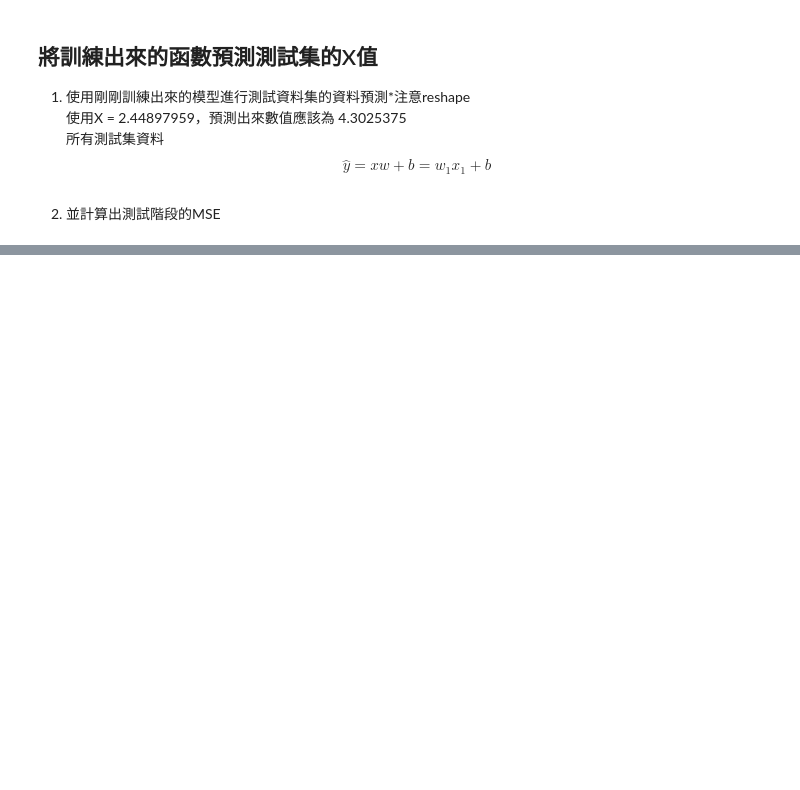
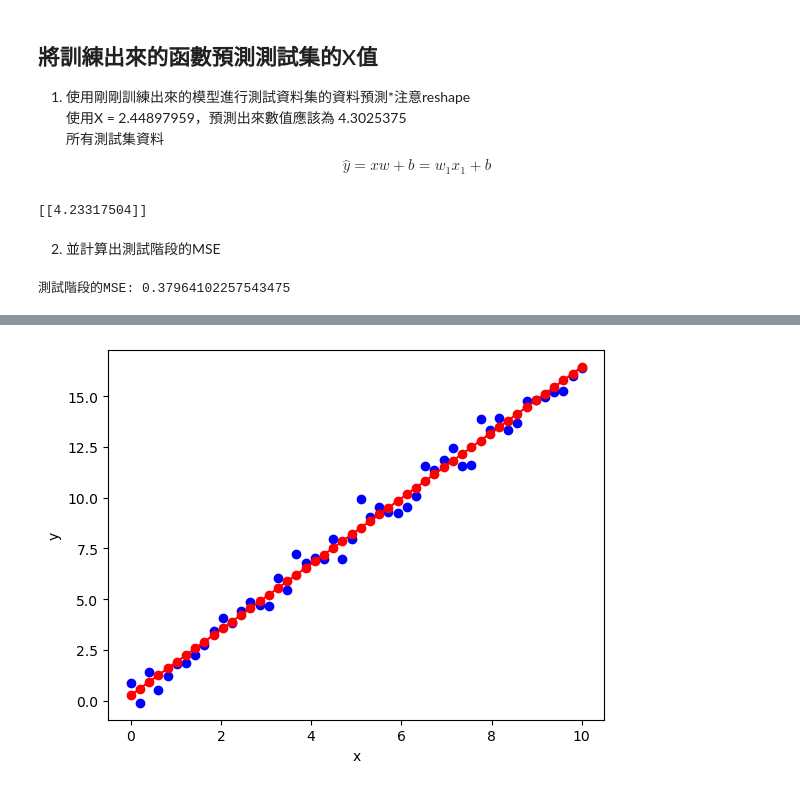
Before and after one commit to ML377-Mark/IMLP, a Jupyter notebook: Unit04/Linear Regression_HW.ipynb, the cells around one changed output, grey strips where cells are left out. Cells and saved outputs as stored; diff of their text form; code cells hidden in the pictures; blank space fills up the shorter version.

```diff
--- a/Unit04/Linear Regression_HW.ipynb
+++ b/Unit04/Linear Regression_HW.ipynb
@@ -132,0 +130,25 @@ NameError: name 'X_test' is not defined
+# %%
+%matplotlib inline
+import numpy as np
+import matplotlib.pyplot as plt
+
+x = np.array([ 0.        ,  0.20408163,  0.40816327,  0.6122449 ,  0.81632653,
+        1.02040816,  1.2244898 ,  1.42857143,  1.63265306,  1.83673469,
+        2.04081633,  2.24489796,  2.44897959,  2.65306122,  2.85714286,
+        3.06122449,  3.26530612,  3.46938776,  3.67346939,  3.87755102,
+        4.08163265,  4.28571429,  4.48979592,  4.69387755,  4.89795918,
+        5.10204082,  5.30612245,  5.51020408,  5.71428571,  5.91836735,
+        6.12244898,  6.32653061,  6.53061224,  6.73469388,  6.93877551,
+        7.14285714,  7.34693878,  7.55102041,  7.75510204,  7.95918367,
+        8.16326531,  8.36734694,  8.57142857,  8.7755102 ,  8.97959184,
+        9.18367347,  9.3877551 ,  9.59183673,  9.79591837, 10.        ])
+y = np.array([ 0.85848224, -0.10657947,  1.42771901,  0.53554778,  1.20216826,
+        1.81330509,  1.88362644,  2.23557653,  2.7384889 ,  3.41174583,
+        4.08573636,  3.82529502,  4.39723111,  4.8852381 ,  4.70092778,
+        4.66993962,  6.05133235,  5.44529881,  7.22571332,  6.79423911,
+        7.05424438,  7.00413058,  7.98149596,  7.00044008,  7.95903855,
+        9.96125238,  9.06040794,  9.56018295,  9.30035956,  9.26517614,
+        9.56401824, 10.07659844, 11.56755942, 11.38956185, 11.83586027,
+       12.45642786, 11.58403954, 11.60186428, 13.88486667, 13.35550112,
+       13.93938726, 13.31678277, 13.69551472, 14.76548676, 14.81731598,
+       14.9659187 , 15.19213921, 15.28195017, 15.97997265, 16.41258817])
@@ -136,8 +221,42 @@ NameError: name 'X_test' is not defined
 使用X = 2.44897959，預測出來數值應該為 4.3025375<br>
 所有測試集資料
 $$\widehat{y}=xw+b=w_{1}x_{1}+b$$
+# %%
+x_pred = np.array([2.44897959]).reshape(-1, 1)
+y_pred = reg.predict(x_pred)
+print(y_pred)
+# %% [output]
+[[4.23317504]]
 # %% [markdown]
 2. 並計算出測試階段的MSE
+# %%
+mse_test = mean_squared_error(y_test, y_pred_test)
+
+print("測試階段的MSE:", mse_test)
+# %% [output]
+測試階段的MSE: 0.37964102257543475
 # %% [markdown]
 3. 畫出目標點(藍色)與預測點(紅色)的對應圖
 ![](images/LR_test.PNG)
+# %%
+# 使用訓練資料進行模型訓練
+reg.fit(X, y)
+
+# 使用訓練好的模型進行預測
+y_pred = reg.predict(X)
+
+# 畫出原始資料點
+plt.scatter(x, y, color='blue')
+
+# 畫出預測曲線
+plt.plot(x, y_pred, color='red')
+
+plt.scatter(x, y_pred, color='red')
+# 設定x軸和y軸的標籤
+plt.xlabel('x')
+plt.ylabel('y')
+
+# 顯示圖形
+plt.show()
+# %% [output]
+[figure, added]
```
Also changed, not shown: parts of 2 cells of this notebook.
